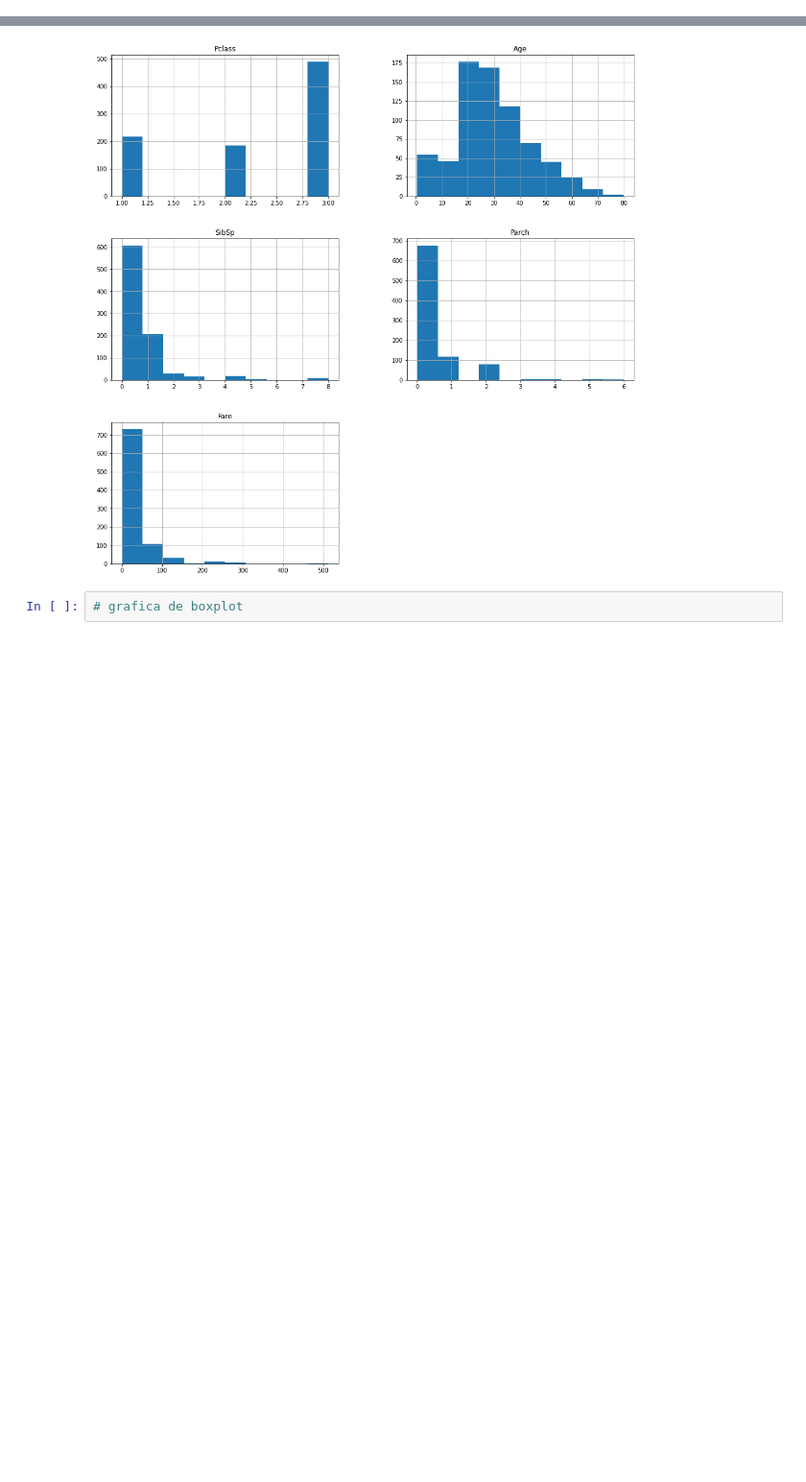
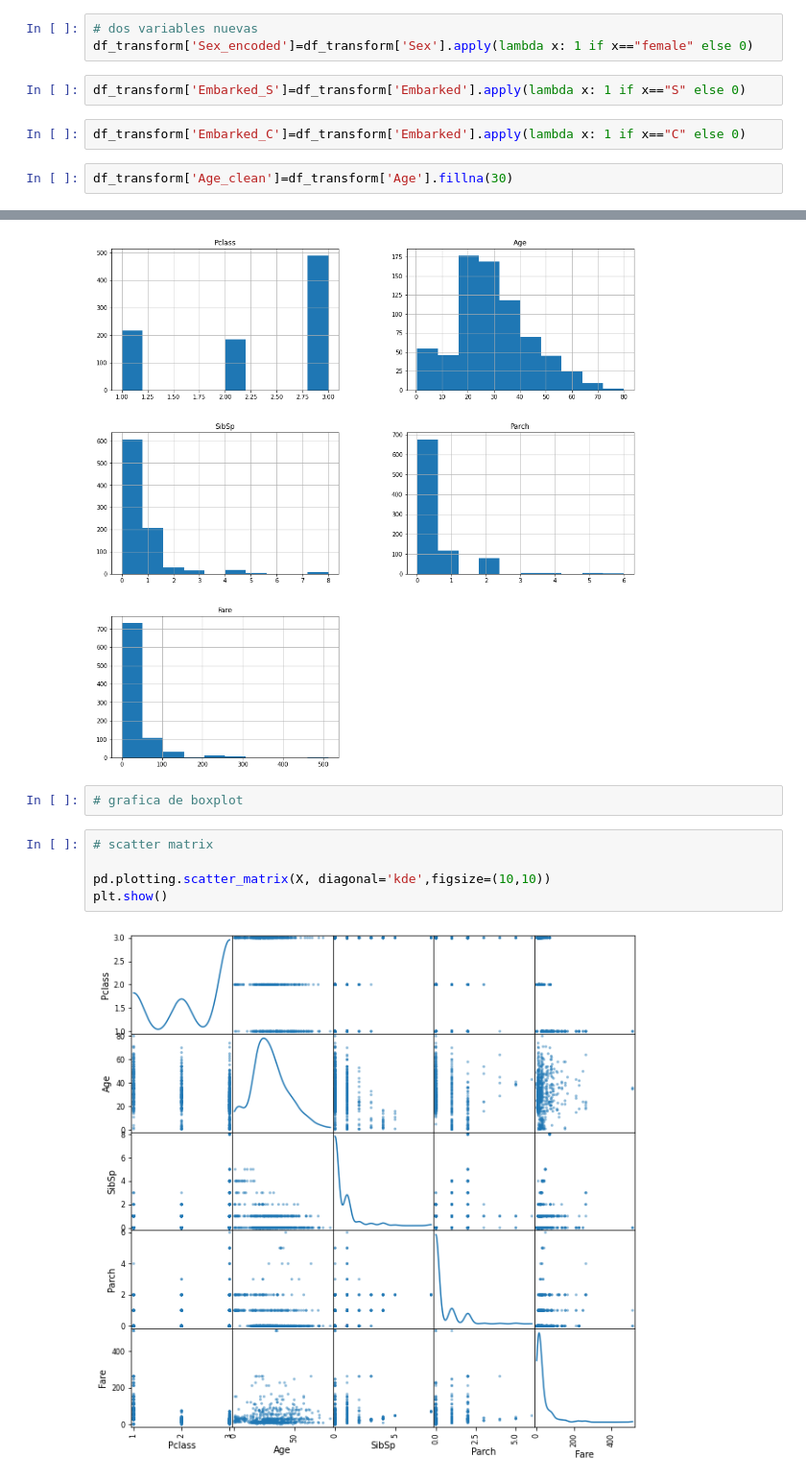
Before and after one commit to JuanAntonaccio/RandomForestAlgoTitanic, a Jupyter notebook: src/explore.ipynb, the cells around one changed output, grey strips where cells are left out. Shown at 96% size. Cells and saved outputs as stored; diff of their text form; blank space fills up the shorter version.

```diff
--- a/src/explore.ipynb
+++ b/src/explore.ipynb
@@ -60,4 +87,13 @@ memory usage: 83.7+ KB
 # %%
 df_transform=df_raw.drop(['Cabin','PassengerId','Ticket','Name'],axis=1)
+# %%
+# dos variables nuevas
+df_transform['Sex_encoded']=df_transform['Sex'].apply(lambda x: 1 if x=="female" else 0)
+# %%
+df_transform['Embarked_S']=df_transform['Embarked'].apply(lambda x: 1 if x=="S" else 0)
+# %%
+df_transform['Embarked_C']=df_transform['Embarked'].apply(lambda x: 1 if x=="C" else 0)
+# %%
+df_transform['Age_clean']=df_transform['Age'].fillna(30)
 # %%
 df=df_transform.copy()
@@ -85,3 +154,10 @@ plt.show()
 [figure]
 # %%
 # grafica de boxplot
+# %%
+# scatter matrix
+
+pd.plotting.scatter_matrix(X, diagonal='kde',figsize=(10,10))
+plt.show()
+# %% [output]
+[figure, added]
```
Also changed, not shown: parts of 8 cells of this notebook.
